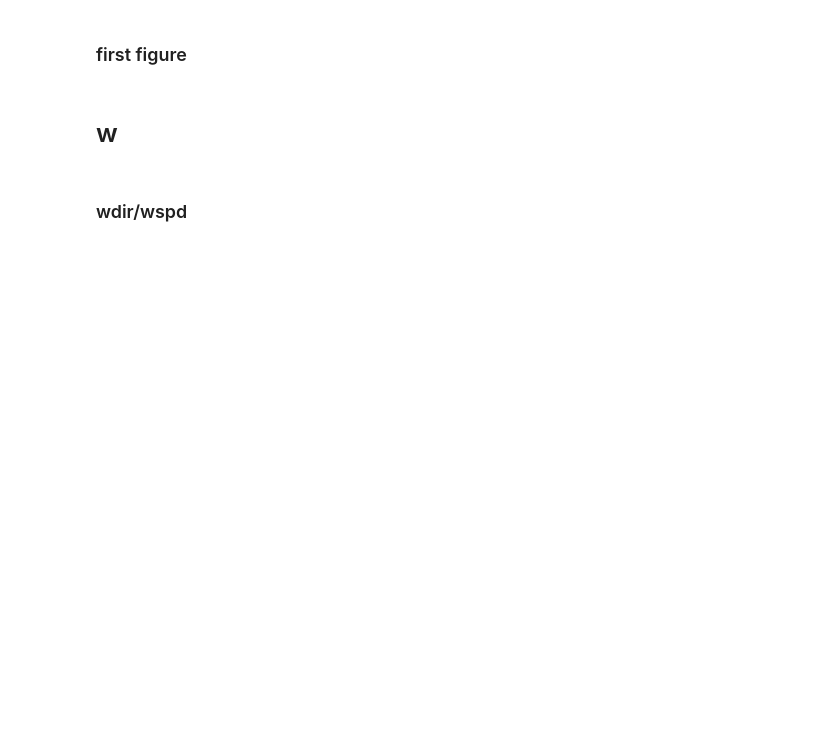
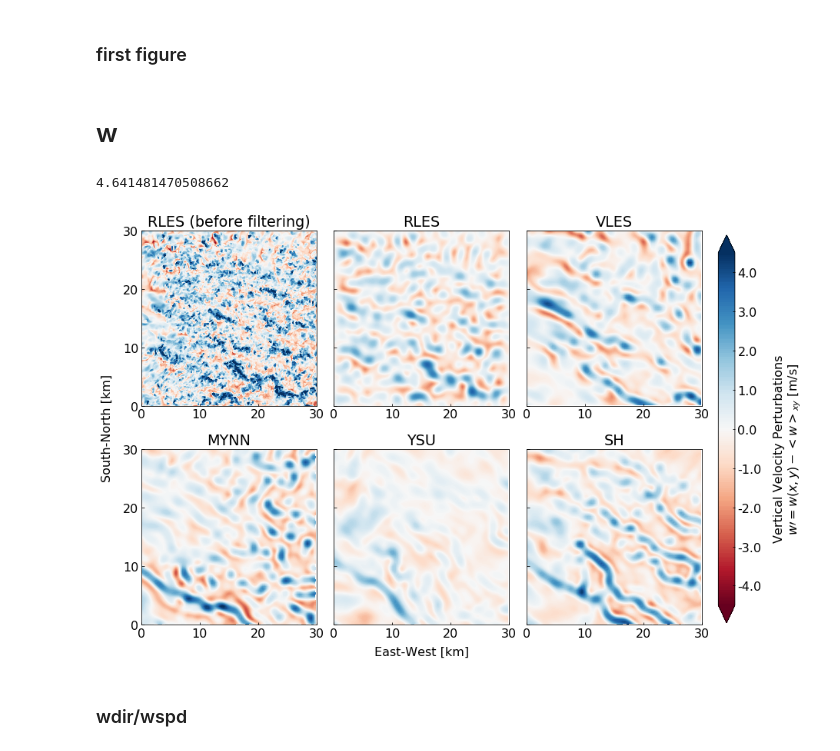
Before and after one commit to dorn1984/xpia, a Jupyter notebook: make_animation_of_flow_fields.ipynb, the cells around one changed output. Cells and saved outputs as stored; diff of their text form; code cells hidden in the pictures; blank space fills up the shorter version.

```diff
--- a/make_animation_of_flow_fields.ipynb
+++ b/make_animation_of_flow_fields.ipynb
@@ -163,44 +170,64 @@ for key in u.keys():
+# %%
+np.max(data["mynn"][i,...])
+# %% [output]
+4.641481470508662
 # %%
-# vlim = 2
+vlim = 4.5
 
-# i = 0
+i = 0
 
-# fig = plt.figure(figsize=(6*5,5))
+fig = plt.figure(figsize=(3*5,2*5))
 
-# axbig = fig.add_subplot(111)
-# axbig.spines['top'].set_color('none')
-# axbig.spines['bottom'].set_color('none')
-# axbig.spines['left'].set_color('none')
-# axbig.spines['right'].set_color('none')
-# axbig.tick_params(labelcolor='none', top=False, bottom=False, left=False, right=False)#     axbig.set_xlabel("$y_{rotor} - \Delta y_{wake}$",labelpad=-5)
-# axbig.set_ylabel("South-North [km]")
-# axbig.set_xlabel("East-West [km]")
+axbig = fig.add_subplot(111)
+axbig.spines['top'].set_color('none')
+axbig.spines['bottom'].set_color('none')
+axbig.spines['left'].set_color('none')
+axbig.spines['right'].set_color('none')
+axbig.tick_params(labelcolor='none', top=False, bottom=False, left=False, right=False)#     axbig.set_xlabel("$y_{rotor} - \Delta y_{wake}$",labelpad=-5)
+axbig.set_ylabel("South-North [km]")
+axbig.set_xlabel("East-West [km]", labelpad=-10)
 # axbig.set_title(datetimes[i])
 
-# axs = {}
-# p   = {}
-# uv  = {}
+axs = {}
+p   = {}
+uv  = {}
 
-# for iax,sim in enumerate(keys_in_order):
+for iax,sim in enumerate(keys_in_order):
 
-#     axs[iax] = fig.add_subplot(1,6,iax+1,aspect="equal")
+    axs[iax] = fig.add_subplot(2,3,iax+1,aspect="equal")
 
-#     x = (coords[sim]/1000)-np.mean(coords[sim]/1000)
-#     p[sim] = axs[iax].contourf(x, x, data[sim][i,...], levels=np.arange(-vlim,vlim+0.01,0.05), cmap='RdBu')
-#     axs[iax].set_title(sim.upper())
-#     #plt.colorbar(p)
+    x = (coords[sim]/1000)
+    #p[sim] = axs[iax].contourf(np.zeros((10,10))+100)
+    p[sim] = axs[iax].contourf(x, x, data[sim][i,...], levels=np.arange(-vlim,vlim+0.01,0.05), cmap='RdBu', extend='both')
 
-#     if iax>0:
-#         plt.setp(axs[iax].get_yticklabels(), visible=False)
+    if sim.lower()=="les":
+        simlab = "RLES"
+    elif sim.lower()=="les_raw":
+        simlab = "RLES (before filtering)"
+    else:
+        simlab = sim.upper()
 
-#     axs[iax].xaxis.set_tick_params(direction='in')
-#     axs[iax].yaxis.set_tick_params(direction='in')
+    axs[iax].set_title(simlab)
+    #plt.colorbar(p)
 
-# fig.subplots_adjust(right=0.8, wspace=0.05)
-# cbar_ax = fig.add_axes([0.82, 0.255, 0.01, 0.49])
-# clb = fig.colorbar(p[sim], cax=cbar_ax, format=FormatStrFormatter('%3.1f'))
-# clb.set_label('$w\prime=w(x,y)-\overline{{w}}_{{xy}}$ [m/s]', labelpad=15, y=0.45)
-# clb.ax.tick_params(direction='in')
+    axs[iax].set_xticks([0,10,20,30])
+    axs[iax].set_yticks([0,10,20,30])
+
+    if iax in [1,2,4,5]:
+        plt.setp(axs[iax].get_yticklabels(), visible=False)
+
+    axs[iax].xaxis.set_tick_params(direction='in')
+    axs[iax].yaxis.set_tick_params(direction='in')
+
+fig.subplots_adjust(right=0.8, wspace=0.1, hspace=0.1)
+cbar_ax = fig.add_axes([0.82, 0.15, 0.02, 0.7])
+clb = fig.colorbar(p[sim], cax=cbar_ax, format=FormatStrFormatter('%3.1f'), ticks=np.arange(-5,5+0.01,1))
+clb.set_label('Vertical Velocity Perturbations\n$w\prime=w(x,y) - <w>_{{xy}}$ [m/s]', labelpad=15, y=0.45)
+clb.ax.tick_params(direction='in')
+
+fig.savefig("../figs/{0}_{1:%Y-%m-%d_%H-%M}_all_sims.png".format("w",datetimes[i]), dpi=350, bbox_inches="tight")
+# %% [output]
+[figure, added]
 # %% [markdown]
 ### wdir/wspd
 # %%
```
Also changed, not shown: parts of 9 cells of this notebook, 3 other files.
